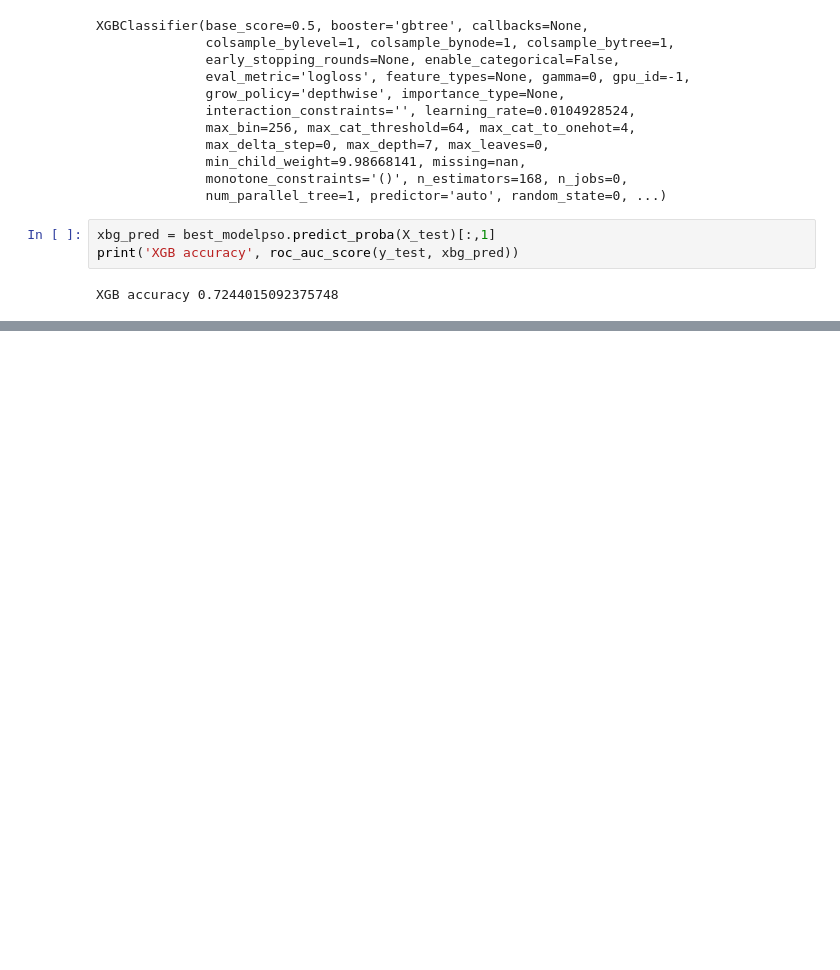
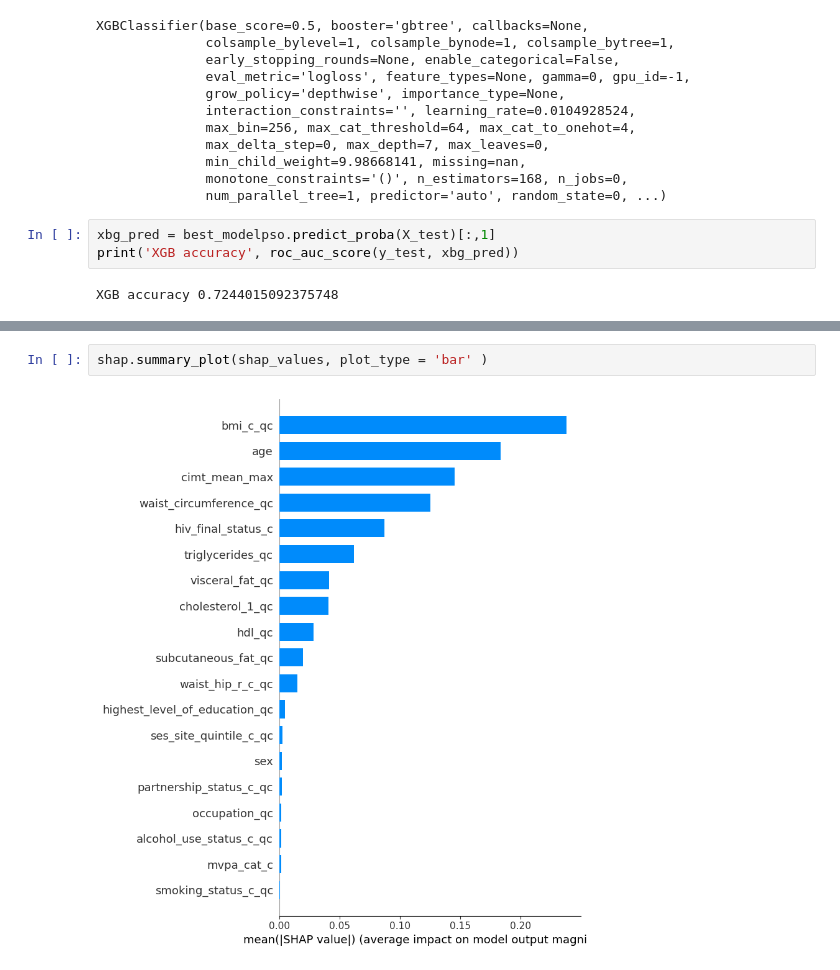
Before and after one commit to kayvinsoo7/AWI_GEN_PROJECT, a Jupyter notebook: Business/prelim.ipynb, the cells around one changed output, grey strips where cells are left out. Cells and saved outputs as stored; diff of their text form; blank space fills up the shorter version.

```diff
--- a/Business/prelim.ipynb
+++ b/Business/prelim.ipynb
@@ -413,0 +547,4 @@ XGB accuracy 0.7244015092375748
+# %%
+shap.summary_plot(shap_values, plot_type = 'bar' )
+# %% [output]
+[figure, added]
```
Also changed, not shown: parts of 40 cells of this notebook.
